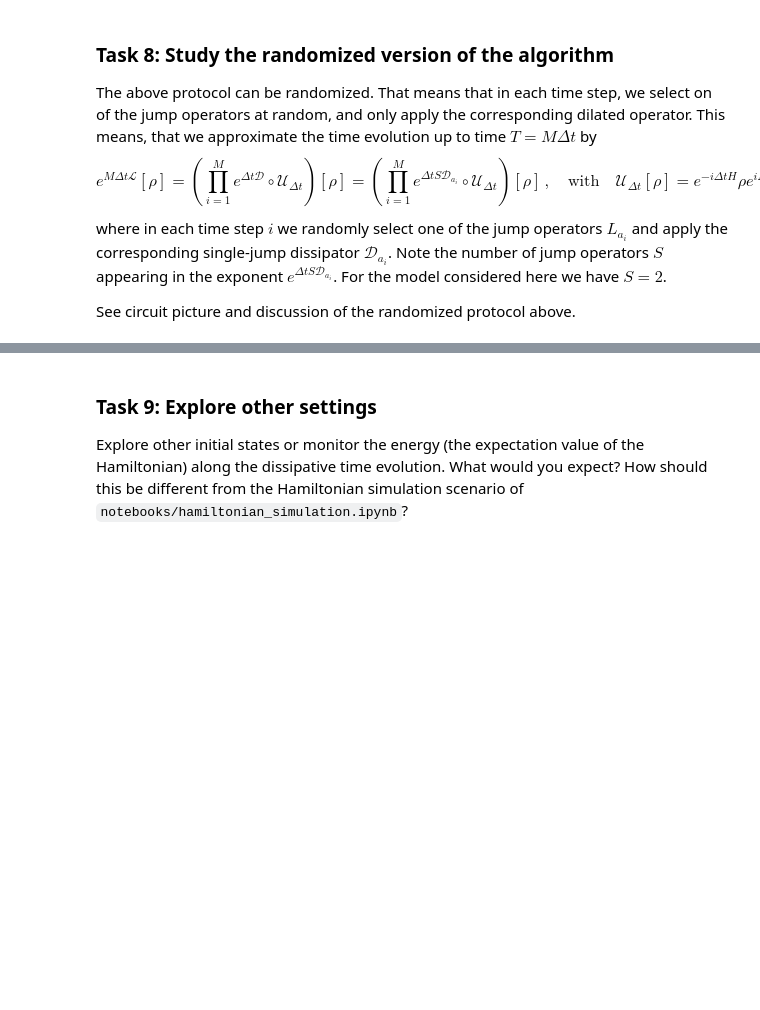
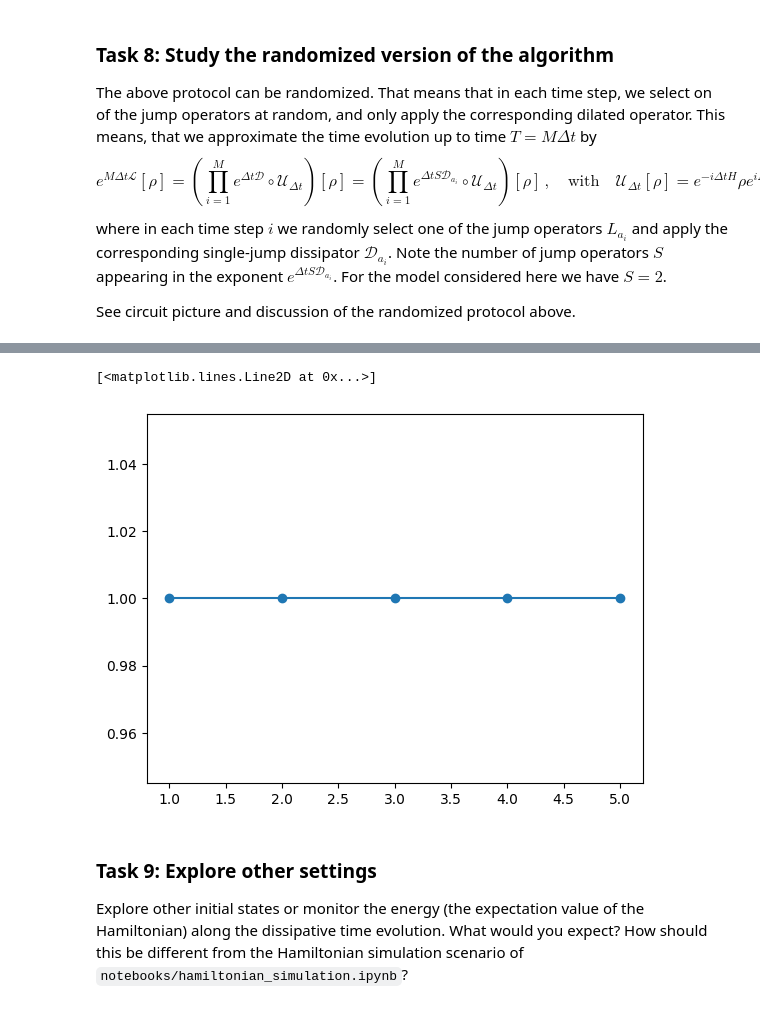
Before and after one commit to Rohan-T144/2025-Quantinuum, a Jupyter notebook: notebooks/lindblad_simulation.ipynb, the cells around one changed output, grey strips where cells are left out. Drawn from its saved outputs; the diff is of its cells as text; code cells hidden in the pictures; blank space fills up the shorter version.

Commit message:
lindblad task 9-11

```diff
--- a/notebooks/lindblad_simulation.ipynb
+++ b/notebooks/lindblad_simulation.ipynb
@@ -748,0 +813,8 @@ See circuit picture and discussion of the randomized protocol above.
+# %%
+random_circuit = XXZ_lindblad_simulation_circ_random(
+    n_system_qubits=n_qubits,
+    Delta_ZZ=0.5,
+    epsilon=0.2,
+    t_evolution=100,
+    n_evolution_steps=30,
+)
@@ -749,3 +825,11 @@ See circuit picture and discussion of the randomized protocol above.
+# %%
+
+random_z_exp = measure_z_expectations(random_circuit, n_qubits)
+
+plt.plot(range(1, n_qubits + 1), random_z_exp, 'o-')
+# %% [output]
+[<matplotlib.lines.Line2D at 0x...>]
+[figure, added]
 # %% [markdown]
 ### Task 9: Explore other settings
 
```
Also changed, not shown: parts of 10 cells of this notebook.
